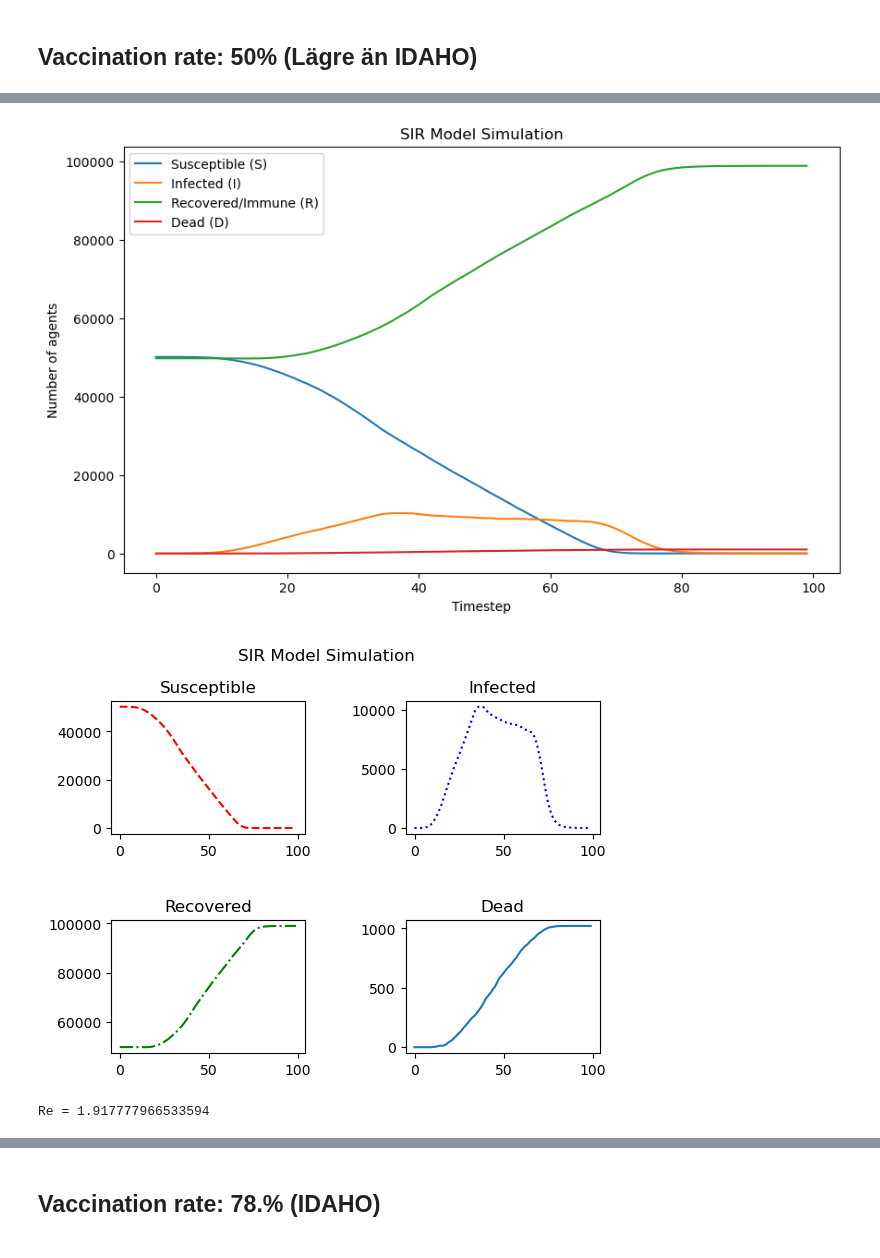
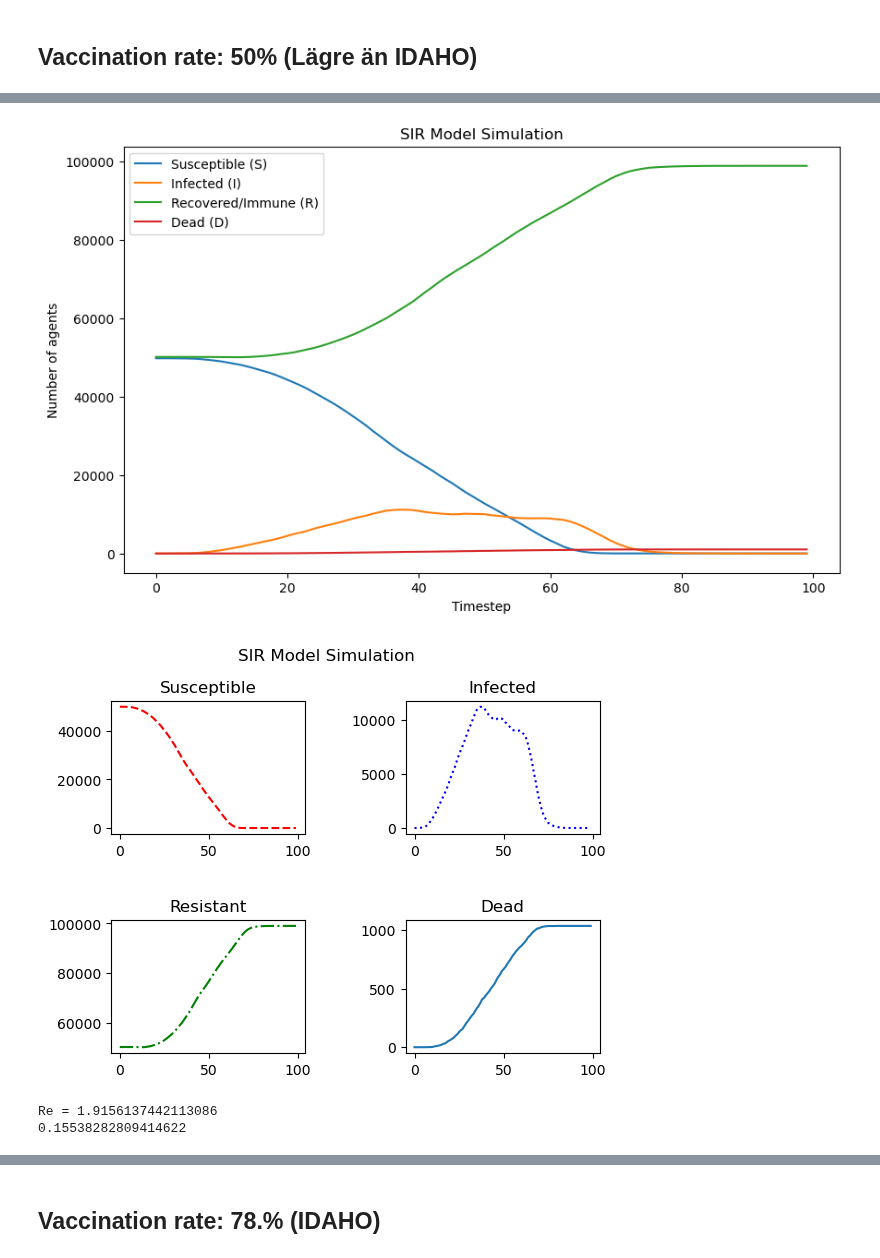
Before and after one commit to tovebrunell/ABM, a Jupyter notebook: Plotta_data.ipynb, the cells around one changed output, grey strips where cells are left out. Saved outputs shown, nothing was run; the diff lists cells and outputs as text; code cells hidden in the pictures.

```diff
--- a/Plotta_data.ipynb
+++ b/Plotta_data.ipynb
@@ -20,18 +20,8 @@ timesteps = 100
 
 model = Modell.SIRModel(N, width, height, initial_infected, vaccination_rate, mortality_rate)
 
-S_history = []
-I_history = []
-R_history = []
-D_history = []
-
 for t in range(timesteps):
     model.step()
-    S_history.append(model.count_status("S"))
-    I_history.append(model.count_status("I"))
-    R_history.append(model.count_status("R"))
-    D_history.append(model.count_status("D"))
-
 
 # Skriv ut resultat efter 1000 steg
 print("S:", model.count_status("S"))
@@ -46,32 +52,32 @@ D: 1020
 # %%
 
 plt.figure(figsize=(10,6))
-plt.plot(S_history, label="Susceptible (S)")
-plt.plot(I_history, label="Infected (I)")
-plt.plot(R_history, label="Recovered/Immune (R)")
-plt.plot(D_history, label="Dead (D)")
+plt.plot(model_df["Susceptible"], label="Susceptible (S)")
+plt.plot(model_df["Infected"], label="Infected (I)")
+plt.plot(model_df["Resistant"], label="Recovered/Immune (R)")
+plt.plot(model_df["Dead"], label="Dead (D)")
 plt.xlabel("Timestep")
 plt.ylabel("Number of agents")
 plt.title("SIR Model Simulation")
 plt.legend()
 plt.show()
 # %% [output]
-[figure, old version]
+[figure, new version]
 # %%
 fig, axs = plt.subplots(2, 2)
-axs[0, 0].plot(S_history,'r--', label = "Susceptible")
+axs[0, 0].plot(model_df["Susceptible"],'r--', label = "Susceptible")
 axs[0, 0].set_title('Susceptible')
-axs[0, 1].plot(I_history,'b:', label = "Infected")
+axs[0, 1].plot(model_df["Infected"],'b:', label = "Infected")
 axs[0, 1].set_title('Infected')
-axs[1, 0].plot(R_history,'g-.', label = "Recovered")
-axs[1, 0].set_title('Recovered')
-axs[1, 1].plot(D_history, label = "Dead")
+axs[1, 0].plot(model_df["Resistant"],'g-.', label = "Resistant")
+axs[1, 0].set_title('Resistant')
+axs[1, 1].plot(model_df["Dead"], label = "Dead")
 axs[1, 1].set_title('Dead')
 plt.tight_layout(pad = 3.0)
 fig.suptitle("SIR Model Simulation")
 plt.show()
 # %% [output]
-[figure, old version]
+[figure, new version]
 # %%
 # Skapa dictionary: infector -> antal sekundära infektioner(hur många agenter som den personen har smittat)
 secondary = {}
@@ -83,5 +89,9 @@ for event in model.infection_log: #går igenom alla smittningar
 # Medelvärdet = Re
 Re = sum(secondary.values()) / len(secondary) if secondary else 0
 print("Re =", Re)
+
+# Tror detta kanske är mer sant?
+print(model_df["Re"].mean())
 # %% [output]
-Re = 1.917777966533594
+Re = 1.9156137442113086
+0.15538282809414622
```
Also changed, not shown: parts of 17 cells of this notebook, 2 other files.
